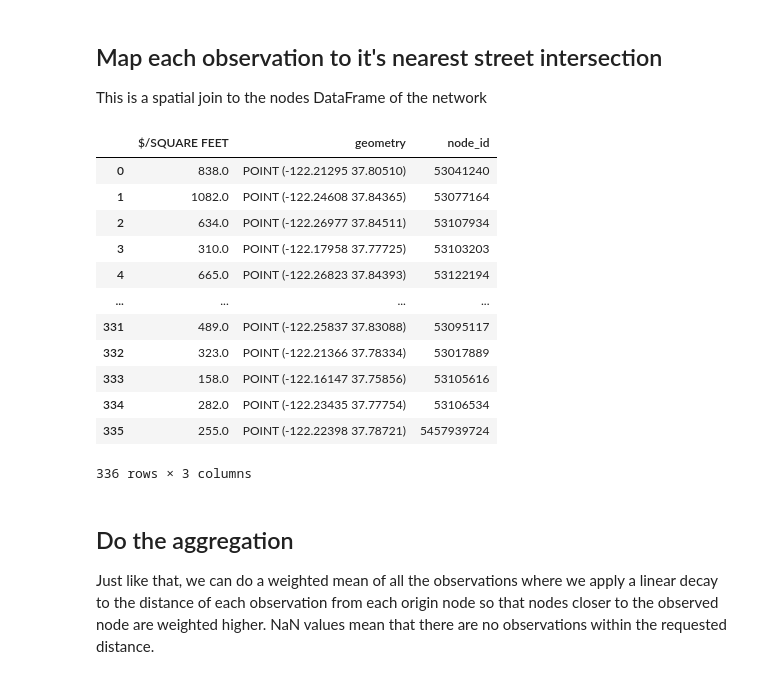
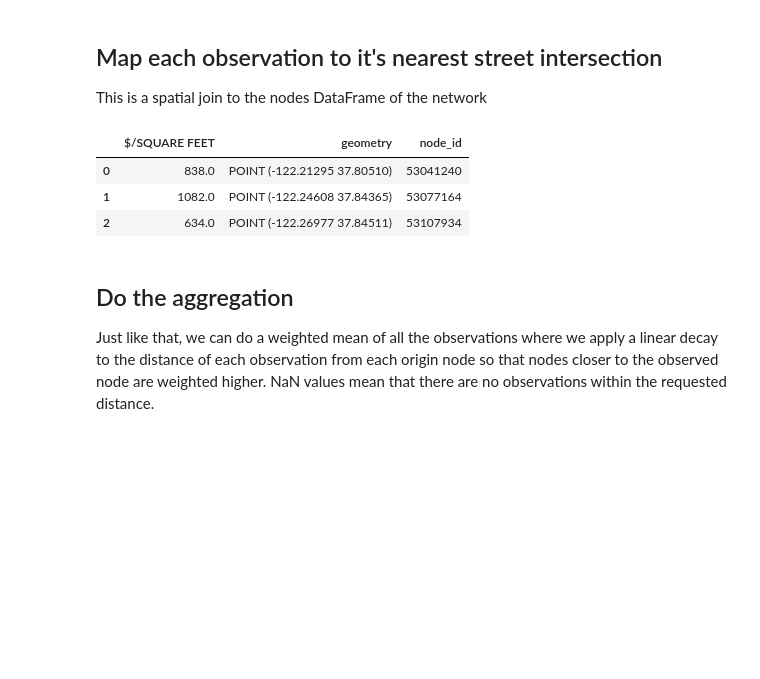
Before and after one commit to mapcraftlabs/pandana2, a Jupyter notebook: examples/pandana_example.ipynb, the cells around one changed output. Saved outputs shown, nothing was run; the diff lists cells and outputs as text; code cells hidden in the pictures; blank space fills up the shorter version.

```diff
--- a/examples/pandana_example.ipynb
+++ b/examples/pandana_example.ipynb
@@ -91,21 +55,12 @@ redfin_df
 This is a spatial join to the nodes DataFrame of the network
 # %%
 redfin_df["node_id"] = net.nearest_nodes(redfin_df)
-redfin_df
+redfin_df.head(3)
 # %% [output]
 |  | $/SQUARE FEET | geometry | node_id |
 | 0 | 838.0 | POINT (-122.21295 37.80510) | 53041240 |
 | 1 | 1082.0 | POINT (-122.24608 37.84365) | 53077164 |
 | 2 | 634.0 | POINT (-122.26977 37.84511) | 53107934 |
-| 3 | 310.0 | POINT (-122.17958 37.77725) | 53103203 |
-| 4 | 665.0 | POINT (-122.26823 37.84393) | 53122194 |
-| ... | ... | ... | ... |
-| 331 | 489.0 | POINT (-122.25837 37.83088) | 53095117 |
-| 332 | 323.0 | POINT (-122.21366 37.78334) | 53017889 |
-| 333 | 158.0 | POINT (-122.16147 37.75856) | 53105616 |
-| 334 | 282.0 | POINT (-122.23435 37.77754) | 53106534 |
-| 335 | 255.0 | POINT (-122.22398 37.78721) | 5457939724 |
-336 rows × 3 columns
 # %% [markdown]
 ## Do the aggregation
 Just like that, we can do a weighted mean of all the observations where we apply a linear decay to the distance of each observation from each origin node so that nodes closer to the observed node are weighted higher.  NaN values mean that there are no observations within the requested distance.
```
Also changed, not shown: parts of 5 cells of this notebook.
